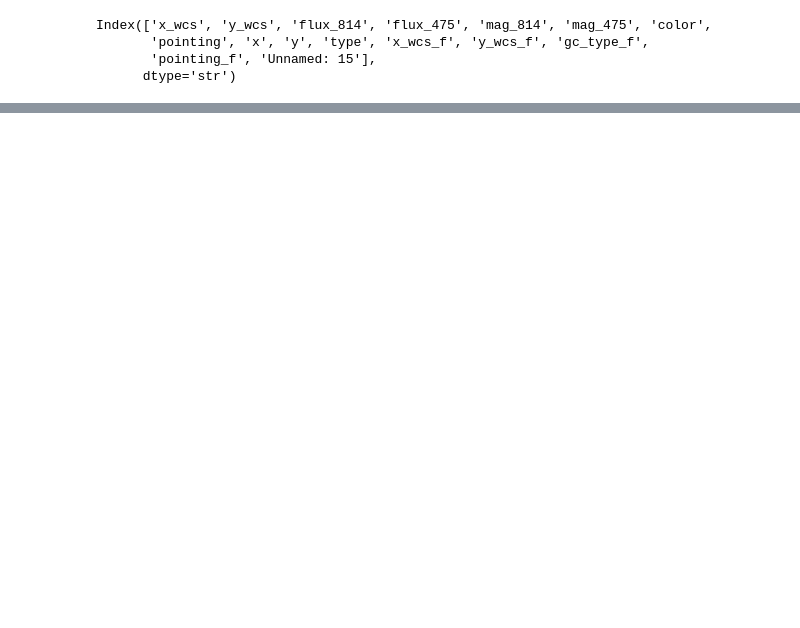
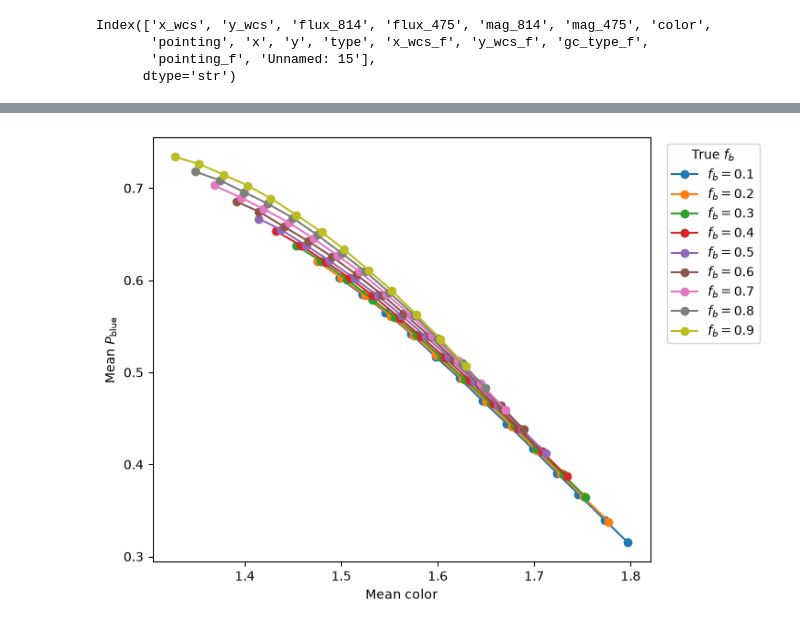
Before and after one commit to Pommers/Coma-GCS-colors, a Jupyter notebook: 04_PBlue_fb_color_shift_cal.ipynb, the cells around one changed output, grey strips where cells are left out. Drawn from its saved outputs; the diff is of its cells as text; code cells hidden in the pictures; blank space fills up the shorter version.

```diff
--- a/04_PBlue_fb_color_shift_cal.ipynb
+++ b/04_PBlue_fb_color_shift_cal.ipynb
@@ -438,0 +536,11 @@ data["Pblue"] = Pblue_all
+# %%
+coef = np.polyfit(
+    cal_df["f_blue_true"],
+    cal_df["mean_Pblue"],
+    1,
+)
+
+slope, intercept = coef
+
+print(f"slope     = {slope:.6f}")
+print(f"intercept = {intercept:.6f}")
@@ -438,0 +788,25 @@ data["Pblue"] = Pblue_all
+# %%
+fig, ax = plt.subplots(figsize=(7, 6))
+
+for fb, group in fb_C_shift_2D_df.groupby("f_blue_true"):
+
+    group = group.sort_values("delta_color")
+
+    ax.plot(
+        group["mean_color"],
+        group["mean_Pblue"],
+        marker="o",
+        label=fr"$f_b={fb:.1f}$"
+    )
+
+ax.set_xlabel(r"Mean color")
+ax.set_ylabel(r"Mean $P_{\rm blue}$")
+ax.legend(
+    title=r"True $f_b$",
+    bbox_to_anchor=(1.02, 1),
+    loc="upper left"
+)
+
+plt.show()
+# %% [output]
+[figure, added]
```
Also changed, not shown: parts of 41 cells of this notebook.
